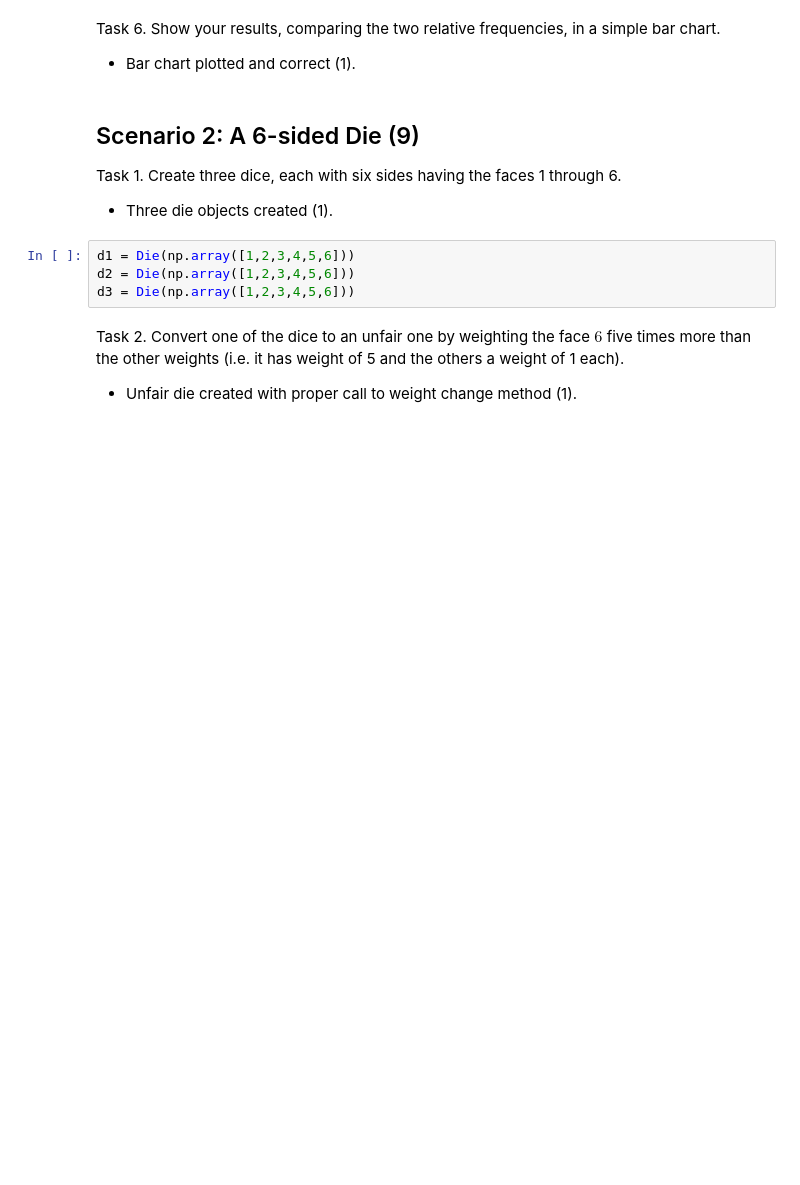
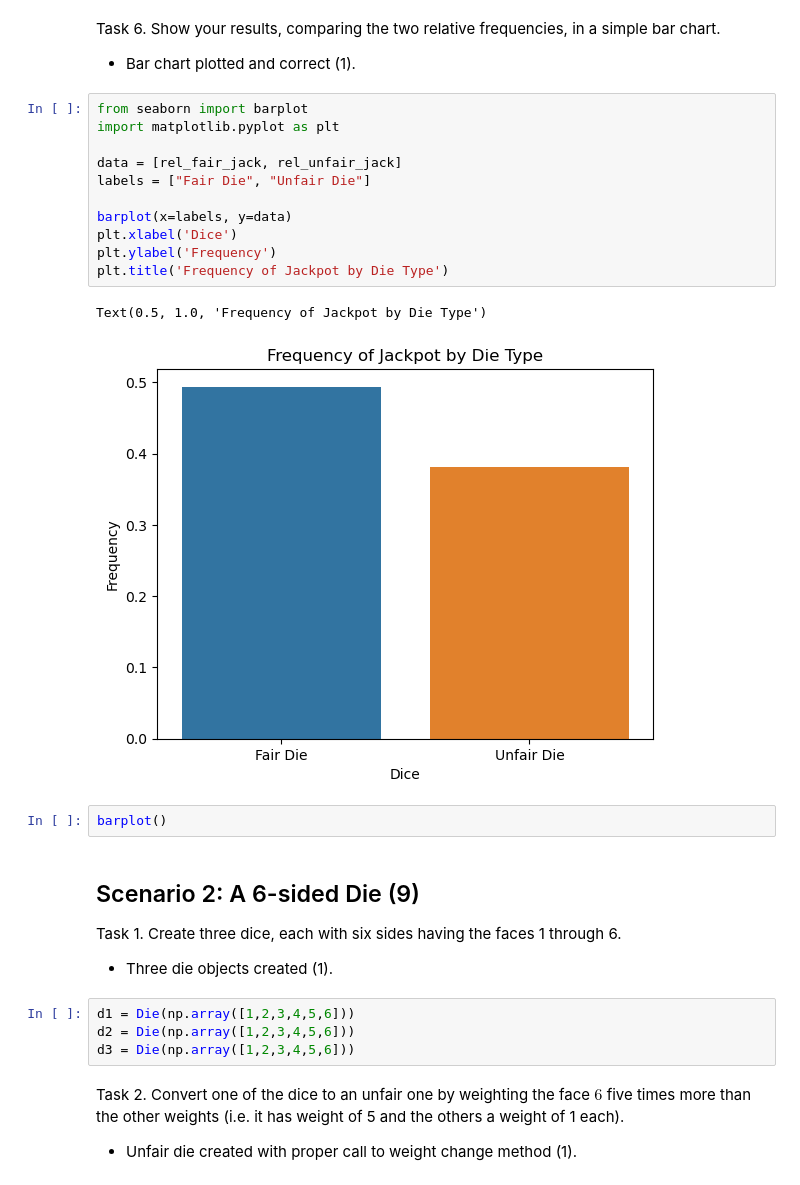
Before and after one commit to apugmire/monte_carlo_sim, a Jupyter notebook: DS51200_FinalProjectTemplate.ipynb, the cells around one changed output. Cells and saved outputs as stored; diff of their text form; blank space fills up the shorter version.

```diff
--- a/DS51200_FinalProjectTemplate.ipynb
+++ b/DS51200_FinalProjectTemplate.ipynb
@@ -683,6 +683,22 @@ rel_unfair_jack
 Task 6. Show your results, comparing the two relative frequencies, in a simple bar chart.
 
 - Bar chart plotted and correct (1).
+# %%
+from seaborn import barplot
+import matplotlib.pyplot as plt
+
+data = [rel_fair_jack, rel_unfair_jack]
+labels = ["Fair Die", "Unfair Die"]
+
+barplot(x=labels, y=data)
+plt.xlabel('Dice')
+plt.ylabel('Frequency')
+plt.title('Frequency of Jackpot by Die Type')
+# %% [output]
+Text(0.5, 1.0, 'Frequency of Jackpot by Die Type')
+[figure, added]
+# %%
+barplot()
 # %% [markdown]
 ## Scenario 2: A 6-sided Die (9)
 
```
Also changed, not shown: parts of 14 cells of this notebook.
